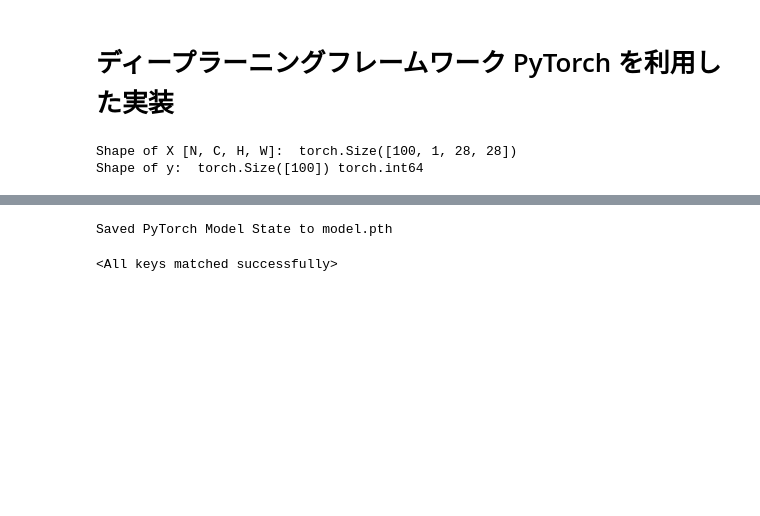
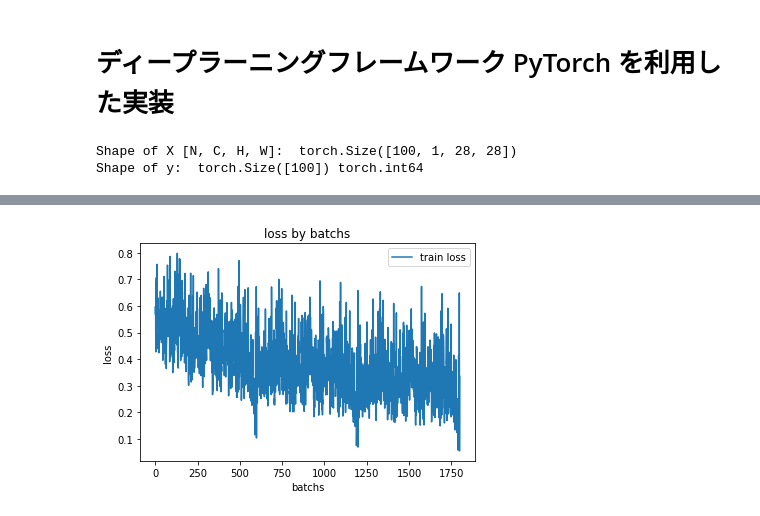
Before and after one commit to hseiyama/DeepLearning, a Jupyter notebook: pytorch_basic_01-custom.ipynb, the cells around one changed output, grey strips where cells are left out. Drawn from its saved outputs; the diff is of its cells as text; code cells hidden in the pictures; blank space fills up the shorter version.

```diff
--- a/pytorch_basic_01-custom.ipynb
+++ b/pytorch_basic_01-custom.ipynb
@@ -23,4 +23,8 @@ test_data = datasets.MNIST(
     download=True,
     transform=ToTensor(),
 )
+# %%
+epoch_num = 20  # エポック数を設定する
+batch_size = 100  # バッチの数
+learning_rate = 0.1  # 学習係数
 # %%
@@ -47,7 +49,7 @@ class NeuralNetwork(nn.Module):
     def __init__(self):
         super(NeuralNetwork, self).__init__()
         self.flatten = nn.Flatten()
-        self.linear_relu_stack = nn.Sequential(
+        self.linear_sigmoid_stack = nn.Sequential(
             nn.Linear(28*28, 50),
             nn.Sigmoid(),
             nn.Linear(50, 10)
@@ -55,7 +57,7 @@ class NeuralNetwork(nn.Module):
 
     def forward(self, x):
         x = self.flatten(x)
-        logits = self.linear_relu_stack(x)
+        logits = self.linear_sigmoid_stack(x)
         return logits
 
 model = NeuralNetwork().to(device)
@@ -72,6 +74,6 @@ NeuralNetwork(
 )
 # %%
 loss_fn = nn.CrossEntropyLoss()
-optimizer = torch.optim.SGD(model.parameters(), lr=0.1)
+optimizer = torch.optim.SGD(model.parameters(), lr=learning_rate)
 # %%
 def train(dataloader, model, loss_fn, optimizer):
@@ -112,8 +124,19 @@ def test(dataloader, model):
 # %%
-epochs = 20
-for t in range(epochs):
-    print(f"Epoch {t+1}\n-------------------------------")
-    train(train_dataloader, model, loss_fn, optimizer)
-    test(test_dataloader, model)
+train_loss_list = []
+train_acc_list = [0.0]
+test_acc_list = [0.0]
+
+for t in range(epoch_num):
+#    print(f"Epoch {t+1}\n-------------------------------")
+    train_loss = train(train_dataloader, model, loss_fn, optimizer)
+    train_loss_list += train_loss
+    train_loss, train_acc = test(train_dataloader, model)
+#    train_loss_list.append(train_loss)
+    train_acc_list.append(train_acc)
+    test_loss, test_acc = test(test_dataloader, model)
+    test_acc_list.append(test_acc)
+    print('epoch(' + str(t + 1) + ') accuracy(train, test) = (' \
+          + str(train_acc) + ', ' + str(test_acc) + ')')
+
 print("Done!")
 # %% [output]
@@ -137,10 +147,12 @@ Done!
-# %%
-torch.save(model.state_dict(), "model.pth")
-print("Saved PyTorch Model State to model.pth")
-# %% [output]
-Saved PyTorch Model State to model.pth
-# %%
-model = NeuralNetwork()
-model.load_state_dict(torch.load("model.pth"))
-# %% [output]
-<All keys matched successfully>
+# %%
+# グラフの描画
+#x = np.arange(len(train_loss_list))
+x = torch.arange(len(train_loss_list))
+plt.plot(x, train_loss_list, label='train loss')
+plt.xlabel('batchs')
+plt.ylabel('loss')
+plt.title('loss by batchs')
+plt.legend(loc='upper right')
+plt.show()
+# %% [output]
+[figure, added]
```
Also changed, not shown: parts of 7 cells of this notebook, 1 other file.
